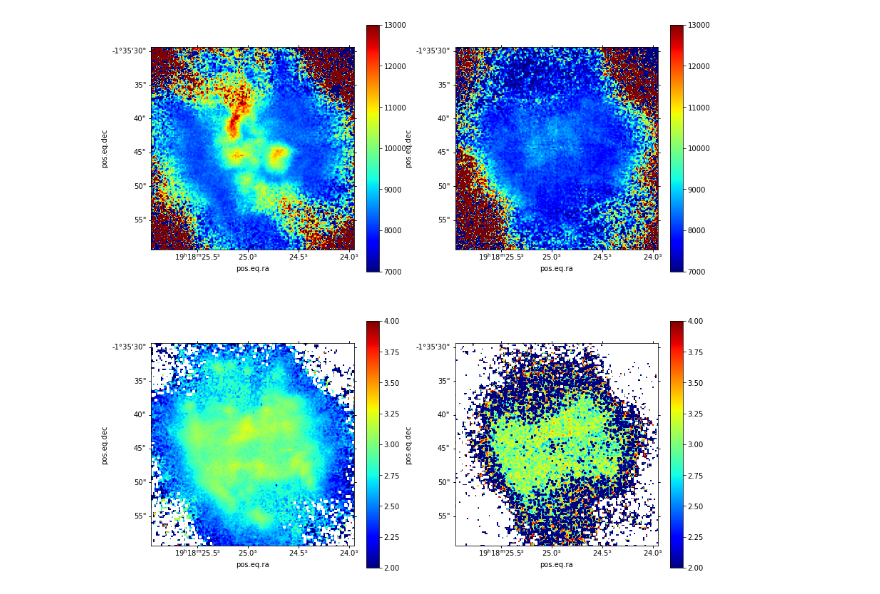
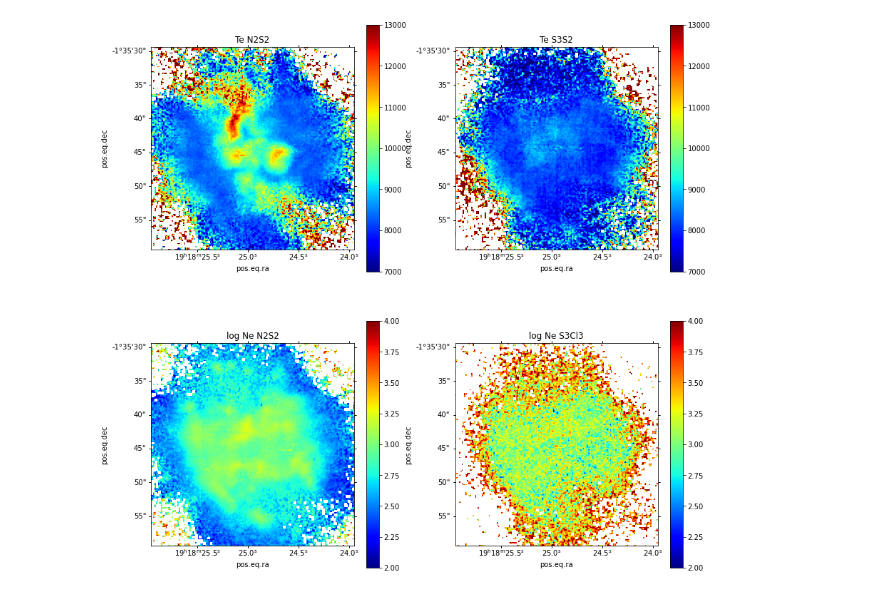
Before and after one commit to Morisset/MUSE_PNe, a Jupyter notebook: pipelineMC.ipynb, the cells around one changed output. Cells and saved outputs as stored; diff of their text form; code cells hidden in the pictures.

```diff
--- a/pipelineMC.ipynb
+++ b/pipelineMC.ipynb
@@ -127,0 +12,7 @@ ax.set_title('cHbeta original');
+# %%
+PL = pipeline.PipeLine()
+PL.add_MC(150)
+f, (ax1, ax2) = plt.subplots(1, 2, figsize=(14, 7), subplot_kw={'projection': PL.wcs})
+PL.red_cor_obs(plot_=True, ax=ax1, vmin=0.5, vmax=.8, title='cHbeta (median)')
+image = PL.get_image(PL.obs.extinction.cHbeta, type_='orig') / PL.get_image(PL.obs.extinction.cHbeta, type_='median')
+PL.plot(ax=ax2, image=image, vmin=0.5, vmax=1.5, cmap='jet', title='cHbeta Original / Median')
@@ -138,5 +42,0 @@ obs.correctData()
-# %%
-f, ax = plt.subplots(subplot_kw={'projection': wcs}, figsize=(8,8))
-im=ax.imshow(np.nanmedian(obs.getIntens()['N2_6548A'].reshape(150,150,51), 2))
-cb = f.colorbar(im, ax=ax)
-ax.set_title('[NII] 6548 median value');
@@ -168,12 +66,8 @@ diags.diags
 # %%
 pn.log_.timer('Starting', quiet=True)
-pn.log_.level = 3
-Te_N284, Ne_S2_b = diags.getCrossTemDen('[NII] 5755/6584', '[SII] 6731/6716', obs=obs, use_ANN=True)
-print('-----------')
-Te_N2, Ne_S2 = diags.getCrossTemDen('[NII] 5755/6548', '[SII] 6731/6716', obs=obs, use_ANN=True)
-print('-----------')
-Te_S3_cl3, Ne_Cl3 = diags.getCrossTemDen('[SIII] 6312/9069', '[ClIII] 5538/5518', obs=obs, use_ANN=True)
-print('-----------')
-Te_S3_s2, Ne_S2_c = diags.getCrossTemDen('[SIII] 6312/9069', '[SII] 6731/6716', obs=obs, use_ANN=True)
+PL.add_gCTD('N2S2', '[NII] 5755/6548', '[SII] 6731/6716')
+PL.add_gCTD('N2S2_84', '[NII] 5755/6584', '[SII] 6731/6716')
+PL.add_gCTD('S3Cl3', '[SIII] 6312/9069', '[ClIII] 5538/5518')
+PL.add_gCTD('S3S2', '[SIII] 6312/9069', '[SII] 6731/6716')
 pn.log_.timer('ANN getCrossTemDen done')
 # %% [output]
@@ -253,12 +75,8 @@ Ne_Cl3 = np.reshape(Ne_Cl3, (150, 150, 51))
 # %%
-f, ((ax1, ax2), (ax3, ax4)) = plt.subplots(2, 2, subplot_kw={'projection': wcs}, figsize=(14,14))
-im1 = ax1.imshow(np.median(Te_N2, 2), vmin=7000, vmax=13000, cmap='jet')
-cb1 = f.colorbar(im1, ax=ax1)
-im2 = ax2.imshow(np.median(Te_S3_s2, 2), vmin=7000, vmax=13000, cmap='jet')
-cb2 = f.colorbar(im2, ax=ax2)
-im3 = ax3.imshow(np.log10(np.median(Ne_S2, 2)), vmin=2, vmax=4, cmap='jet')
-cb3 = f.colorbar(im3, ax=ax3)
-im4 = ax4.imshow(np.log10(np.median(Ne_Cl3, 2)), vmin=2, vmax=4, cmap='jet')
-cb4 = f.colorbar(im4, ax=ax4)
+f, ((ax1, ax2), (ax3, ax4)) = plt.subplots(2, 2, subplot_kw={'projection': PL.wcs}, figsize=(14,14))
+PL.plot(ax=ax1, data=PL.TeNe['N2S2']['Te'], title='Te N2S2', vmin=7000, vmax=13000, cmap='jet')
+PL.plot(ax=ax2, data=PL.TeNe['S3S2']['Te'], title='Te S3S2', vmin=7000, vmax=13000, cmap='jet')
+PL.plot(ax=ax3, data=np.log10(PL.TeNe['N2S2']['Ne']), title='log Ne N2S2', vmin=2, vmax=4, cmap='jet')
+PL.plot(ax=ax4, data=np.log10(PL.TeNe['S3Cl3']['Ne']), title='log Ne S3Cl3', vmin=2, vmax=4, cmap='jet')
 # %% [output]
-[figure, old version]
+[figure, new version]
```
Also changed, not shown: parts of 32 cells of this notebook.
